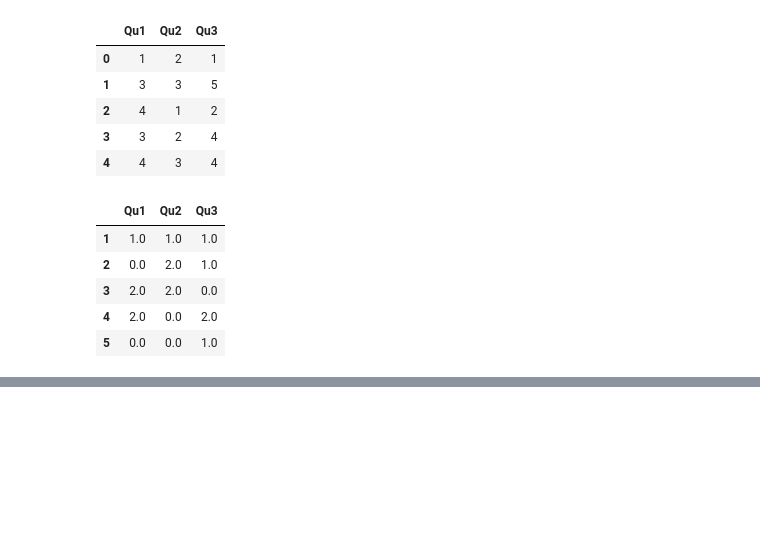
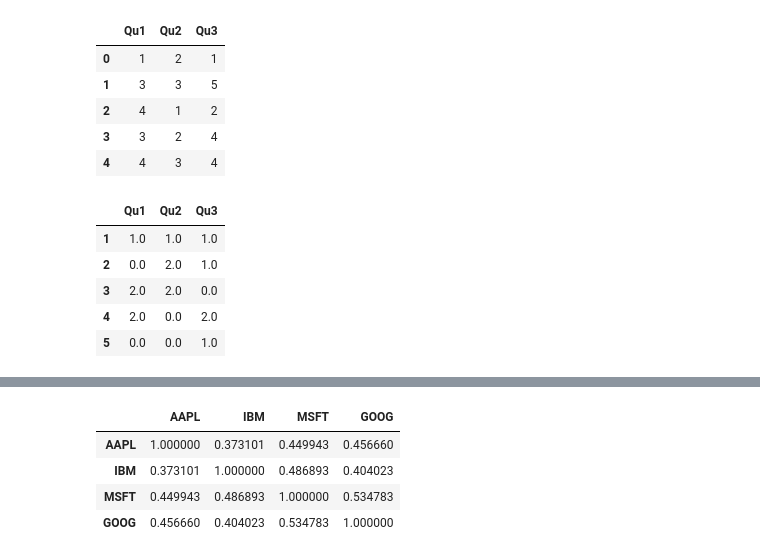
Before and after one commit to likangk/dataanalysis, a Jupyter notebook: TASK2_chapter5_pandas.ipynb, the cells around one changed output, grey strips where cells are left out. Drawn from its saved outputs; the diff is of its cells as text; code cells hidden in the pictures; blank space fills up the shorter version.

```diff
--- a/chapter5_pandas.ipynb
+++ b/TASK2_chapter5_pandas.ipynb
@@ -1463,0 +1493,8 @@ result
+# %%
+returns.corr()
+# %% [output]
+|  | AAPL | IBM | MSFT | GOOG |
+| AAPL | 1.000000 | 0.373101 | 0.449943 | 0.456660 |
+| IBM | 0.373101 | 1.000000 | 0.486893 | 0.404023 |
+| MSFT | 0.449943 | 0.486893 | 1.000000 | 0.534783 |
+| GOOG | 0.456660 | 0.404023 | 0.534783 | 1.000000 |
```
Also changed, not shown: parts of 9 cells of this notebook, 2 other files.
